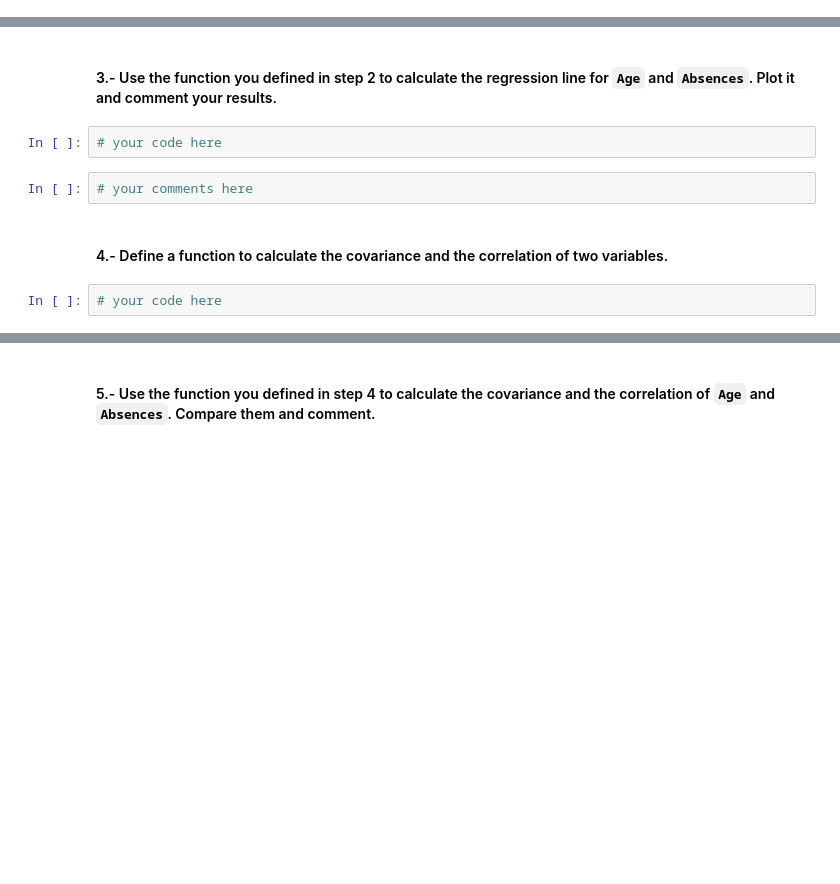
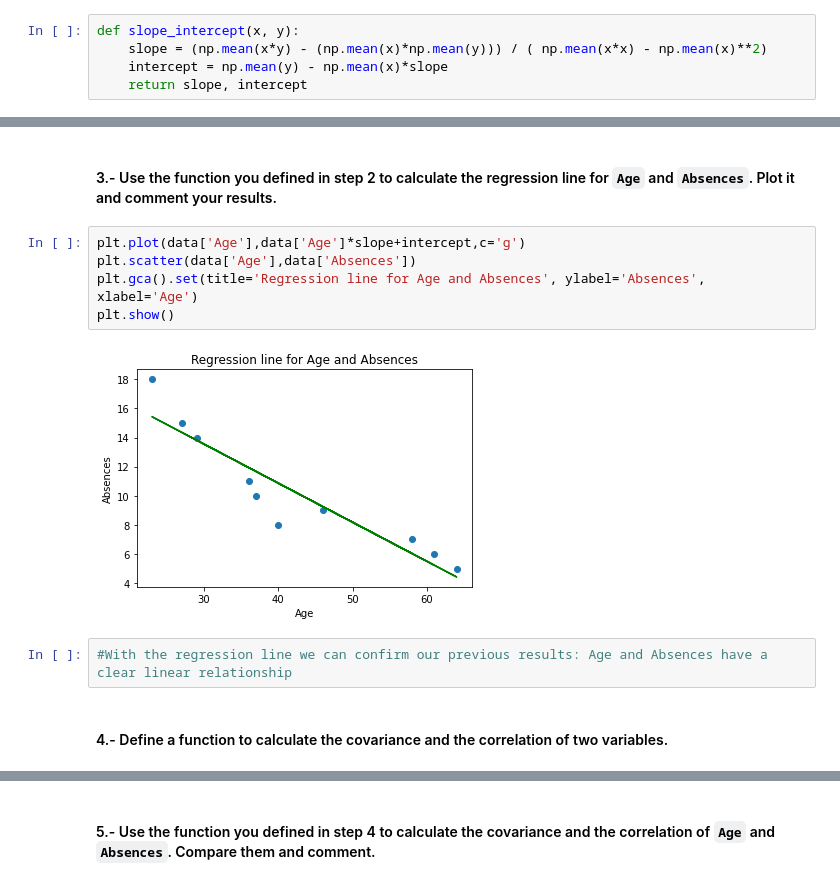
Before and after one commit to ta-data-remote/lab-linear-regression-correlation, a Jupyter notebook: your-code/main.ipynb, the cells around one changed output, grey strips where cells are left out. Drawn from its saved outputs; the diff is of its cells as text; blank space fills up the shorter version.

```diff
--- a/your-code/main.ipynb
+++ b/your-code/main.ipynb
@@ -36,0 +57,5 @@ import pandas as pd
+# %%
+def slope_intercept(x, y):
+    slope = (np.mean(x*y) - (np.mean(x)*np.mean(y))) / ( np.mean(x*x) - np.mean(x)**2)
+    intercept = np.mean(y) - np.mean(x)*slope
+    return slope, intercept
@@ -37,10 +70,13 @@ import pandas as pd
 # %% [markdown]
 #### 3.- Use the function you defined in step 2 to calculate the regression line for `Age` and `Absences`. Plot it and comment your results.
-# %%
-# your code here
-# %%
-# your comments here
+# %%
+plt.plot(data['Age'],data['Age']*slope+intercept,c='g')
+plt.scatter(data['Age'],data['Absences'])
+plt.gca().set(title='Regression line for Age and Absences', ylabel='Absences', xlabel='Age')
+plt.show()
+# %% [output]
+[figure, added]
+# %%
+#With the regression line we can confirm our previous results: Age and Absences have a clear linear relationship
 # %% [markdown]
 #### 4.- Define a function to calculate the covariance and the correlation of two variables.
-# %%
-# your code here
```
Also changed, not shown: parts of 30 cells of this notebook.
